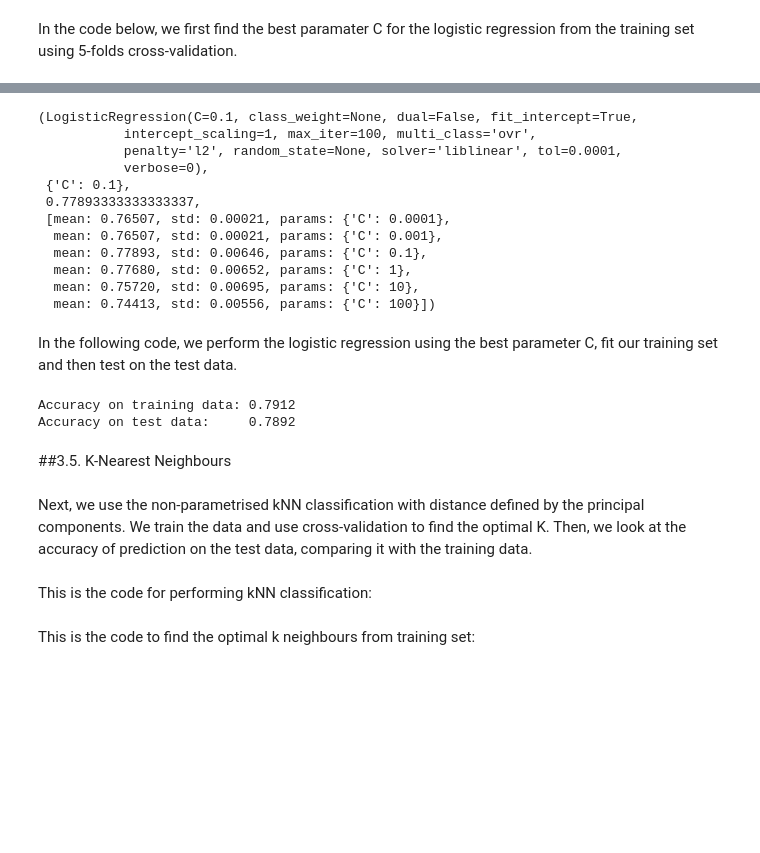
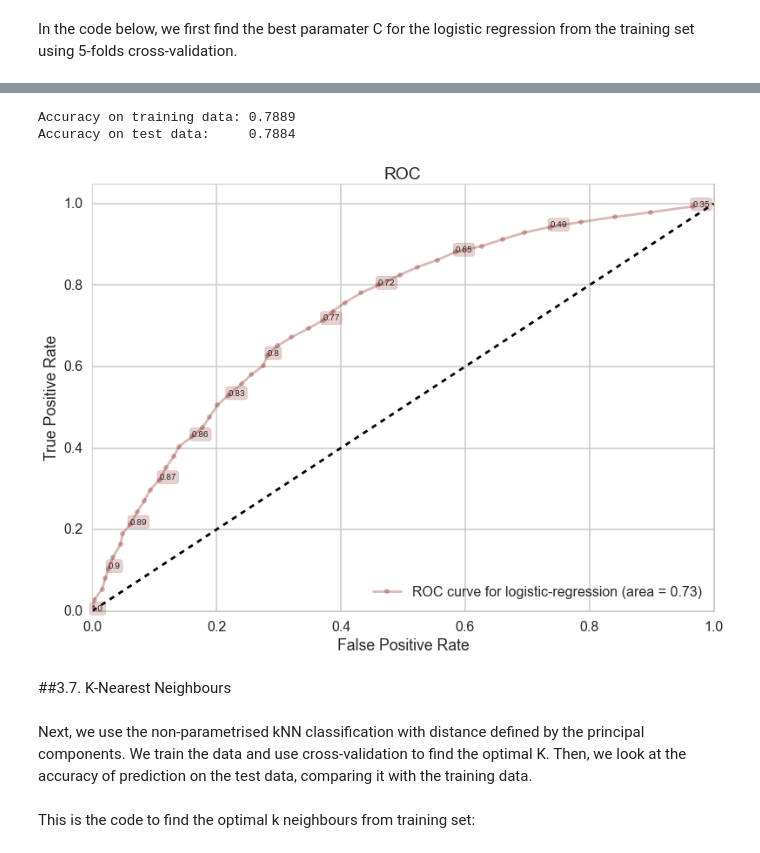
Before and after one commit to zhiqianseah/CS109finalproj, a Jupyter notebook: Project Write Up.ipynb, the cells around one changed output, grey strips where cells are left out. Cells and saved outputs as stored; diff of their text form; code cells hidden in the pictures; blank space fills up the shorter version.

```diff
--- a/Project Write Up.ipynb
+++ b/Project Write Up.ipynb
@@ -302,40 +517,57 @@ Xtrain2, Xtest2, ytrain2, ytest2 = train_test_split(Xsampleddf, ratingsdf_sample
-# %%
-clf=LogisticRegression()
-parameters = {"C": [0.0001, 0.001, 0.1, 1, 10, 100]}
-fitmodel = GridSearchCV(clf, param_grid=parameters, cv=5, scoring="accuracy")
-fitmodel.fit(Xtrain2, ytrain2)
-fitmodel.best_estimator_, fitmodel.best_params_, fitmodel.best_score_, fitmodel.grid_scores_
-# %% [output]
-(LogisticRegression(C=0.1, class_weight=None, dual=False, fit_intercept=True,
-           intercept_scaling=1, max_iter=100, multi_class='ovr',
-           penalty='l2', random_state=None, solver='liblinear', tol=0.0001,
-           verbose=0),
- {'C': 0.1},
- 0.77893333333333337,
- [mean: 0.76507, std: 0.00021, params: {'C': 0.0001},
-  mean: 0.76507, std: 0.00021, params: {'C': 0.001},
-  mean: 0.77893, std: 0.00646, params: {'C': 0.1},
-  mean: 0.77680, std: 0.00652, params: {'C': 1},
-  mean: 0.75720, std: 0.00695, params: {'C': 10},
-  mean: 0.74413, std: 0.00556, params: {'C': 100}])
-# %% [markdown]
-In the following code, we perform the logistic regression using the best parameter C, fit our training set and then test on the test data.
 # %%
 clflog=LogisticRegression(C=fitmodel.best_params_['C'])
-clflog.fit(Xtrain2, ytrain2)
-train_accuracy = clflog.score(Xtrain2,ytrain2)
-test_accuracy=clflog.score(Xtest2,ytest2)
+clflog.fit(Xtrain, ytrain)
+train_accuracy = clflog.score(Xtrain,ytrain)
+test_accuracy=clflog.score(Xtest,ytest)
 print "Accuracy on training data: %0.4f" % (train_accuracy)
 print "Accuracy on test data:     %0.4f" % (test_accuracy)
 # %% [output]
-Accuracy on training data: 0.7912
-Accuracy on test data:     0.7892
+Accuracy on training data: 0.7889
+Accuracy on test data:     0.7884
+# %%
+from sklearn.metrics import roc_curve, auc
+def make_roc(name, clf, ytest, xtest, ax=None, labe=5, proba=True, skip=0):
+    initial=False
+    if not ax:
+        ax=plt.gca()
+        initial=True
+    if proba:#for stuff like logistic regression
+        fpr, tpr, thresholds=roc_curve(ytest, clf.predict_proba(xtest)[:,1])
+    else:#for stuff like SVM
+        fpr, tpr, thresholds=roc_curve(ytest, clf.decision_function(xtest))
+    roc_auc = auc(fpr, tpr)
+    if skip:
+        l=fpr.shape[0]
+        ax.plot(fpr[0:l:skip], tpr[0:l:skip], '.-', alpha=0.3, label='ROC curve for %s (area = %0.2f)' % (name, roc_auc))
+    else:
+        ax.plot(fpr, tpr, '.-', alpha=0.3, label='ROC curve for %s (area = %0.2f)' % (name, roc_auc))
+    label_kwargs = {}
+    label_kwargs['bbox'] = dict(
+        boxstyle='round,pad=0.3', alpha=0.2,
+    )
+    if labe!=None:
+        for k in xrange(0, fpr.shape[0],labe):
+            #from https://gist.github.com/podshumok/c1d1c9394335d86255b8
+            threshold = str(np.round(thresholds[k], 2))
+            ax.annotate(threshold, (fpr[k], tpr[k]), **label_kwargs)
+    if initial:
+        ax.plot([0, 1], [0, 1], 'k--')
+        ax.set_xlim([0.0, 1.0])
+        ax.set_ylim([0.0, 1.05])
+        ax.set_xlabel('False Positive Rate')
+        ax.set_ylabel('True Positive Rate')
+        ax.set_title('ROC')
+    ax.legend(loc="lower right")
+    return ax
+# %%
+with sns.hls_palette(8, l=.3, s=.8):
+    ax=make_roc("logistic-regression",clflog, ytest, Xtest, labe=200, skip=50)
+# %% [output]
+[figure, added]
 # %% [markdown]
-##3.5. K-Nearest Neighbours
+##3.7. K-Nearest Neighbours
 # %% [markdown]
 Next, we use the non-parametrised kNN classification with distance defined by the principal components. We train the data and use cross-validation to find the optimal K. Then, we look at the accuracy of prediction on the test data, comparing it with the training data.
-# %% [markdown]
-This is the code for performing kNN classification:
 # %%
 from sklearn.neighbors import KNeighborsClassifier
 
```
Also changed, not shown: parts of 44 cells of this notebook.
